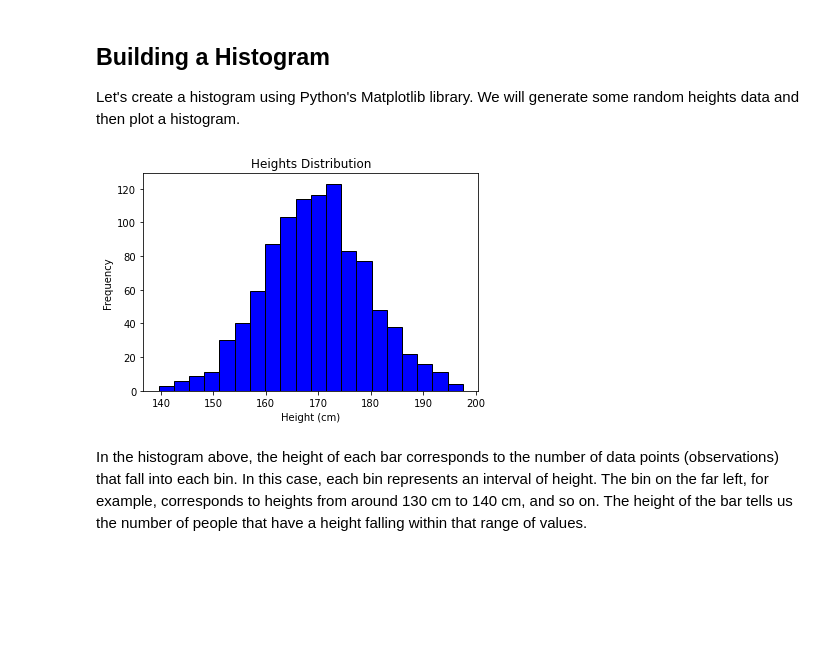
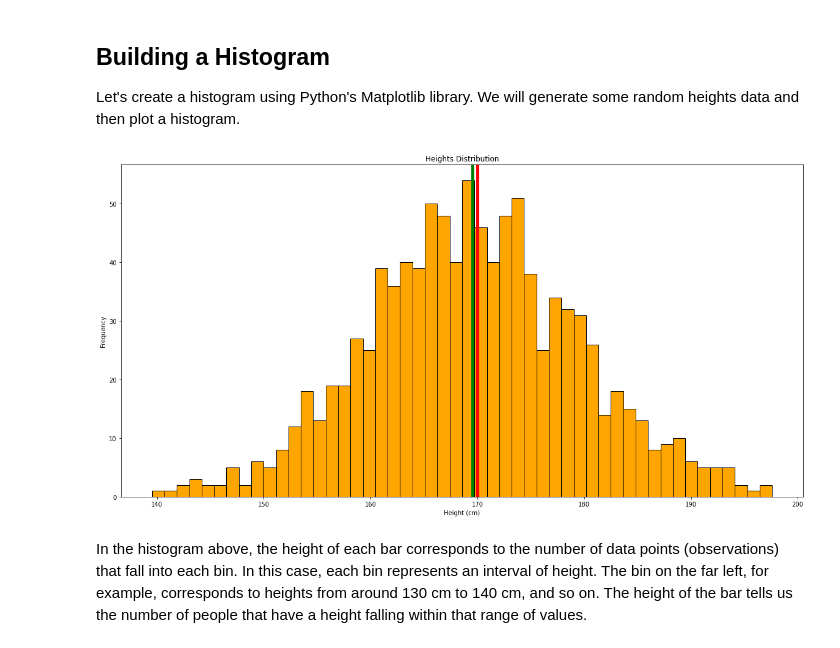
Before and after one commit to amirhdre/Stats-ML-Foundations, a Jupyter notebook: jupyter notebooks/00_Histograms.ipynb, the cells around one changed output. Drawn from its saved outputs; the diff is of its cells as text; code cells hidden in the pictures; blank space fills up the shorter version.

```diff
--- a/jupyter notebooks/00_Histograms.ipynb
+++ b/jupyter notebooks/00_Histograms.ipynb
@@ -15,19 +15,23 @@ Let's create a histogram using Python's Matplotlib library. We will generate som
 # %%
 import matplotlib.pyplot as plt
 import numpy as np
 
 # Generate some random heights data
 np.random.seed(0)
 heights = np.random.normal(loc=170, scale=10, size=1000)
 
+
 # Create the histogram
-plt.hist(heights, bins=20, color='blue', edgecolor='black')
+plt.figure(figsize=(20,10))
+plt.hist(heights, bins=50, color='orange', edgecolor='black')
+plt.axvline( 170 , lw = 5, c='r')
+plt.axvline( np.mean(heights) , lw = 5, c='g')
 plt.title('Heights Distribution')
 plt.xlabel('Height (cm)')
 plt.ylabel('Frequency')
 plt.show()
 # %% [output]
-[figure, old version]
+[figure, new version]
 # %% [markdown]
 In the histogram above, the height of each bar corresponds to the number of data points (observations) that fall into each bin. In this case, each bin represents an interval of height. The bin on the far left, for example, corresponds to heights from around 130 cm to 140 cm, and so on. The height of the bar tells us the number of people that have a height falling within that range of values.
 # %% [markdown]
```
Also changed, not shown: parts of 6 cells of this notebook, 8 other files.
